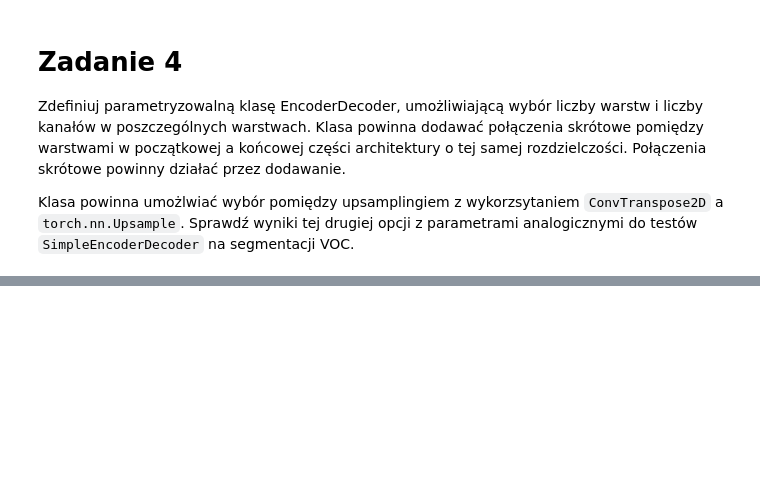
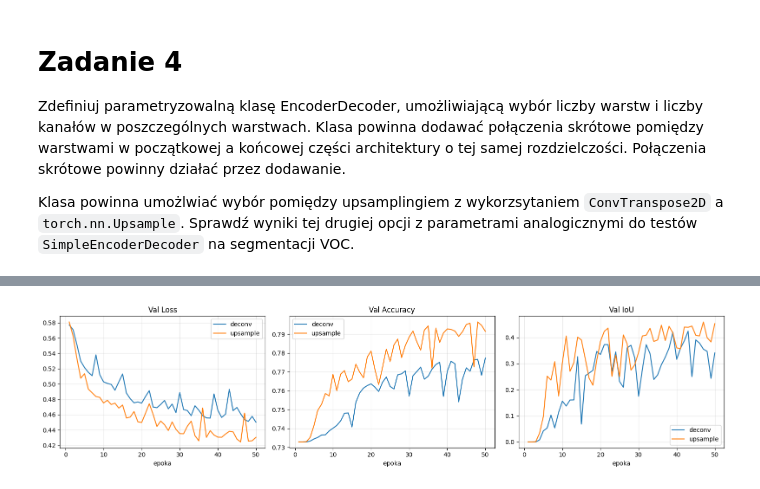
Before and after one commit to mikolaj-olesinski/Deep-Neural-Networks-PWR, a Jupyter notebook: lab8/lab8.ipynb, the cells around one changed output, grey strips where cells are left out. Saved outputs shown, nothing was run; the diff lists cells and outputs as text; code cells hidden in the pictures; blank space fills up the shorter version.

```diff
--- a/lab8/lab8.ipynb
+++ b/lab8/lab8.ipynb
@@ -410,0 +530,12 @@ class EncoderDecoder(torch.nn.Module):
+# %%
+model_deconv = EncoderDecoder([32, 64, 128], 2, upsample_mode='deconv').cuda()
+model_upsample = EncoderDecoder([32, 64, 128], 2, upsample_mode='upsample').cuda()
+
+hist_deconv = fit_with_history(model_deconv, optim.Adam(model_deconv.parameters()), loss_fn, train_dl, test_dl, 50)
+hist_upsample = fit_with_history(model_upsample, optim.Adam(model_upsample.parameters()), loss_fn, train_dl, test_dl, 50)
+
+plot_comparison({
+    "deconv": hist_deconv,
+    "upsample": hist_upsample,
+})
+# %% [output]
@@ -410,0 +559 @@ class EncoderDecoder(torch.nn.Module):
+[figure, added]
```
Also changed, not shown: parts of 15 cells of this notebook, 1 other file.
